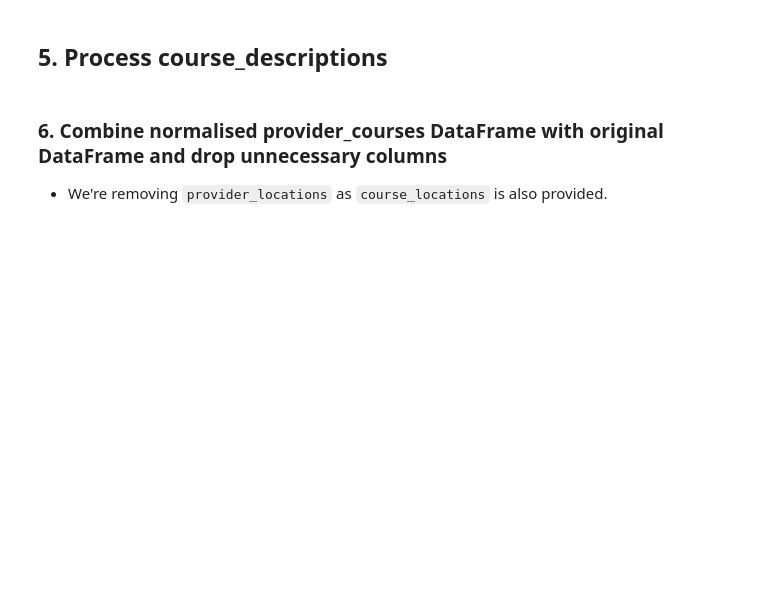
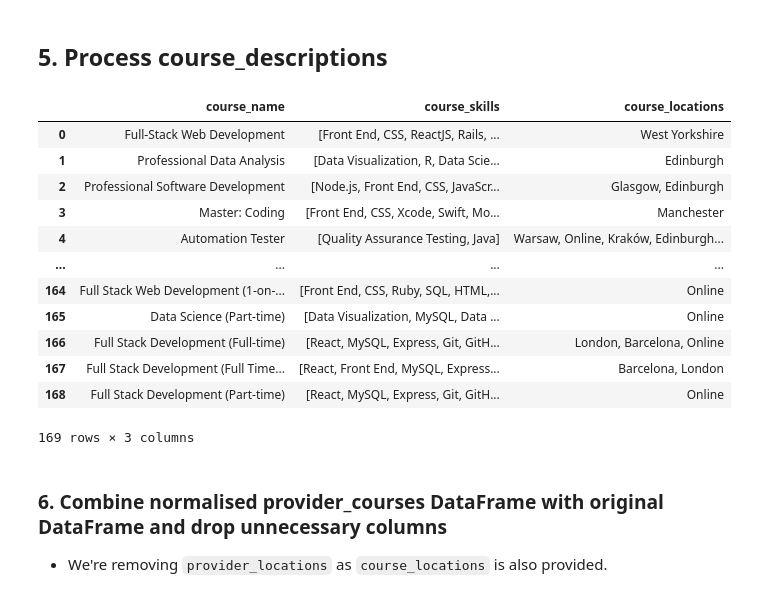
Before and after one commit to beaver-factory/bootcamp_benchmark, a Jupyter notebook: processors/processor_course_report/app.ipynb, the cells around one changed output. Drawn from its saved outputs; the diff is of its cells as text; code cells hidden in the pictures; blank space fills up the shorter version.

```diff
--- a/processors/processor_course_report/app.ipynb
+++ b/processors/processor_course_report/app.ipynb
@@ -7,8 +7,8 @@ import json
 # %%
 # %load extract_skills
 import spacy
+from negspacy.negation import Negex
 from spacy import displacy
-from negspacy.negation import Negex
 
 
 def extract_skills(description, inSkillsDict):
@@ -25,7 +25,7 @@ def extract_skills(description, inSkillsDict):
         raise Exception("Input must be str")
 
     nlp = spacy.load("en_core_web_md")
-    nlp.add_pipe("negex", after="ner", config={"ent_types":["SKILL"]})
+    nlp.add_pipe("negex", after="ner", config={"ent_types": ["SKILL"]})
     ruler = nlp.add_pipe("entity_ruler", before="ner")
 
     patterns = []
@@ -40,18 +40,29 @@ def extract_skills(description, inSkillsDict):
         pattern = [{"LOWER": word.lower()} for word in words]
         full_patterns.append(pattern)
 
-    final_patterns = [{"label": "SKILL",  "pattern": pattern} for pattern in full_patterns]
+    final_patterns = [{"label": "SKILL", "pattern": pattern} for pattern in full_patterns]
 
     ruler.add_patterns(final_patterns)
 
     doc = nlp(description)
 
+    words_to_remove = ["Unlike"]
+
+    filtered_sents = []
+
+    for sent in doc.sents:
+        if not any(word in sent.text for word in words_to_remove):
+            filtered_sents.append(sent.text)
+
+    filtered_doc = nlp(" ".join(filtered_sents))
+
     result = []
 
-    for ent in doc.ents:
+    for ent in filtered_doc.ents:
         if ent.label_ == "SKILL" and ent._.negex == False:
             result.append(ent.text)
 
+
     return result
 # %% [markdown]
 ### 1. Define test skills dictionary
@@ -68,6 +79,6 @@ test_str3 = 'JavaScript is not taught on this course anymore, but Python is'
 
 test_str4 = 'Students will create two websites (a 1-page website and a 5-page website) over the course of 12 weeks. Students will learn to code in HTML, CSS and Javascript. Students will experience the following: \r\n\r\n-Discover FTP (File Transfer Process) website servers\r\n-Develop link building skills\r\n-Learn the Bootstrap framework for responsive design\r\n-Learn how to font with Awesome icons\r\n-Learn how to use Photoshop\r\n-Learn how to implement contact forms. Unlike our Devops course, we do teach Python'
 
-extracted_skills = extract_skills(test_str2, test_dict)
+test_str5 = "Become a software engineer in 13 weeks at our coding bootcamps in Manchester, Leeds, Newcastle, Birmingham and remotely.\r\n\r\nUnlike our Data Engineering bootcamp where you focus specifically on the \"back-end\" of software, or our DevOps Engineering bootcamp that deals specifically with software development and IT operations, our coding bootcamp focuses on building websites and mobile phone apps.\r\n\r\nThe application process takes 2-3 weeks and we would advise you to apply sooner rather than later to give yourself plenty of time to work through the preparation materials.\r\n\r\nApplicants living in England can apply for DfE funding to cover the entire cost of the course. Get in touch to find out if you qualify."
 
-print(extracted_skills)
+extracted_skills = extract_skills(test_str5, test_dict)
@@ -112,23 +121,35 @@ normalised_courses.head()
 # %%
 
 def consolidate_desc_into_skills(row):
     extracted_skills = extract_skills(str(row['course_description']), test_dict)
 
     existing_skills = row['course_skills']
 
-    # row['course_skills'] = list(set(existing_skills + extracted_skills))
-
-    row['course_skills'] = extracted_skills
+    row['course_skills'] = list(set(existing_skills + extracted_skills))
 
     return row
 
 normalised_courses.apply(lambda x: consolidate_desc_into_skills(x), axis=1)
 
 df = pd.concat([normalised_courses['course_skills'], normalised_courses['course_description']], axis=1)
 
 df.to_csv('./example_extraction.csv')
 
-# normalised_courses.drop('course_description', axis=1)
+normalised_courses.drop('course_description', axis=1)
+# %% [output]
+|  | course_name | course_skills | course_locations |
+| 0 | Full-Stack Web Development | [Front End, CSS, ReactJS, Rails, ... | West Yorkshire |
+| 1 | Professional Data Analysis | [Data Visualization, R, Data Scie... | Edinburgh |
+| 2 | Professional Software Development | [Node.js, Front End, CSS, JavaScr... | Glasgow, Edinburgh |
+| 3 | Master: Coding | [Front End, CSS, Xcode, Swift, Mo... | Manchester |
+| 4 | Automation Tester | [Quality Assurance Testing, Java] | Warsaw, Online, Kraków, Edinburgh... |
+| ... | ... | ... | ... |
+| 164 | Full Stack Web Development (1-on-... | [Front End, CSS, Ruby, SQL, HTML,... | Online |
+| 165 | Data Science (Part-time) | [Data Visualization, MySQL, Data ... | Online |
+| 166 | Full Stack Development (Full-time) | [React, MySQL, Express, Git, GitH... | London, Barcelona, Online |
+| 167 | Full Stack Development (Full Time... | [React, Front End, MySQL, Express... | Barcelona, London |
+| 168 | Full Stack Development (Part-time) | [React, MySQL, Express, Git, GitH... | Online |
+169 rows × 3 columns
 # %% [markdown]
 ### 6. Combine normalised provider_courses DataFrame with original DataFrame and drop unnecessary columns
 
```
Also changed, not shown: parts of 7 cells of this notebook, 2 other files.
